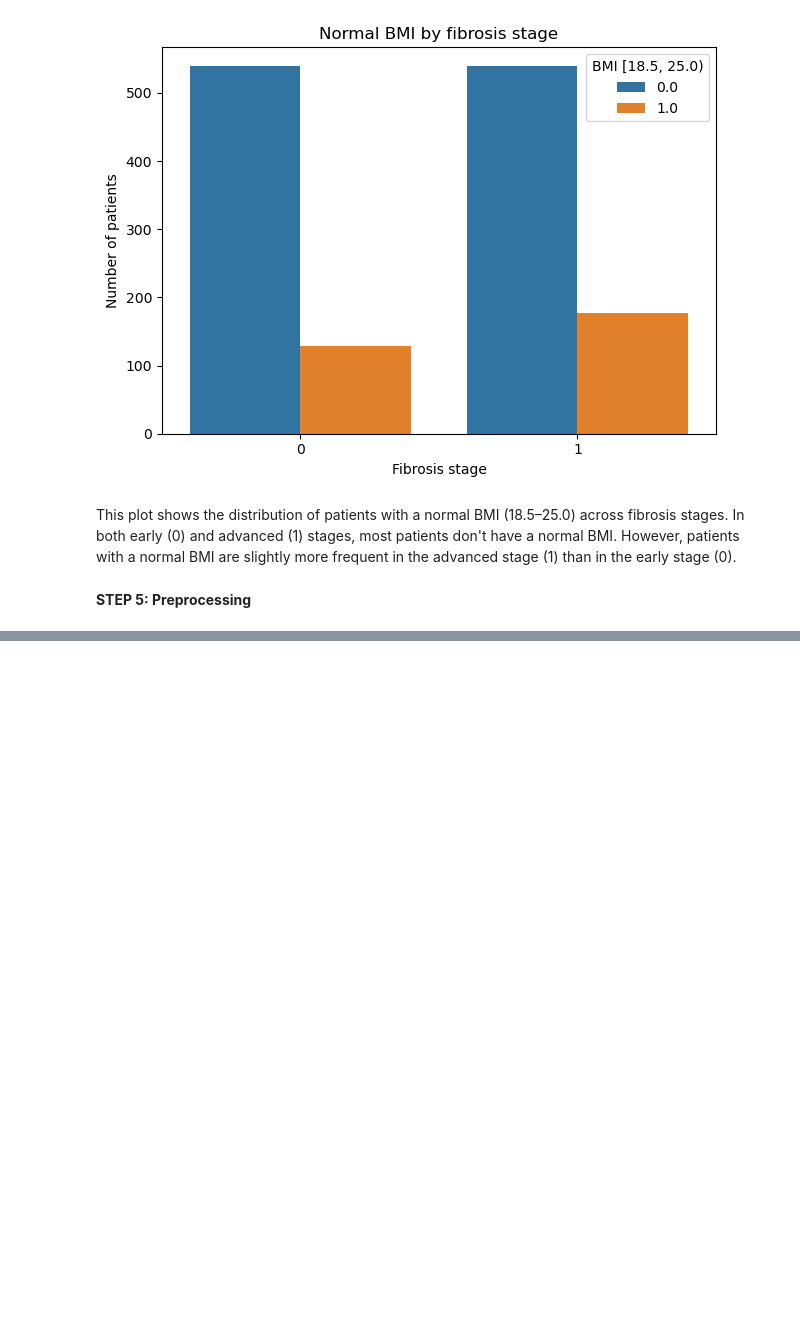
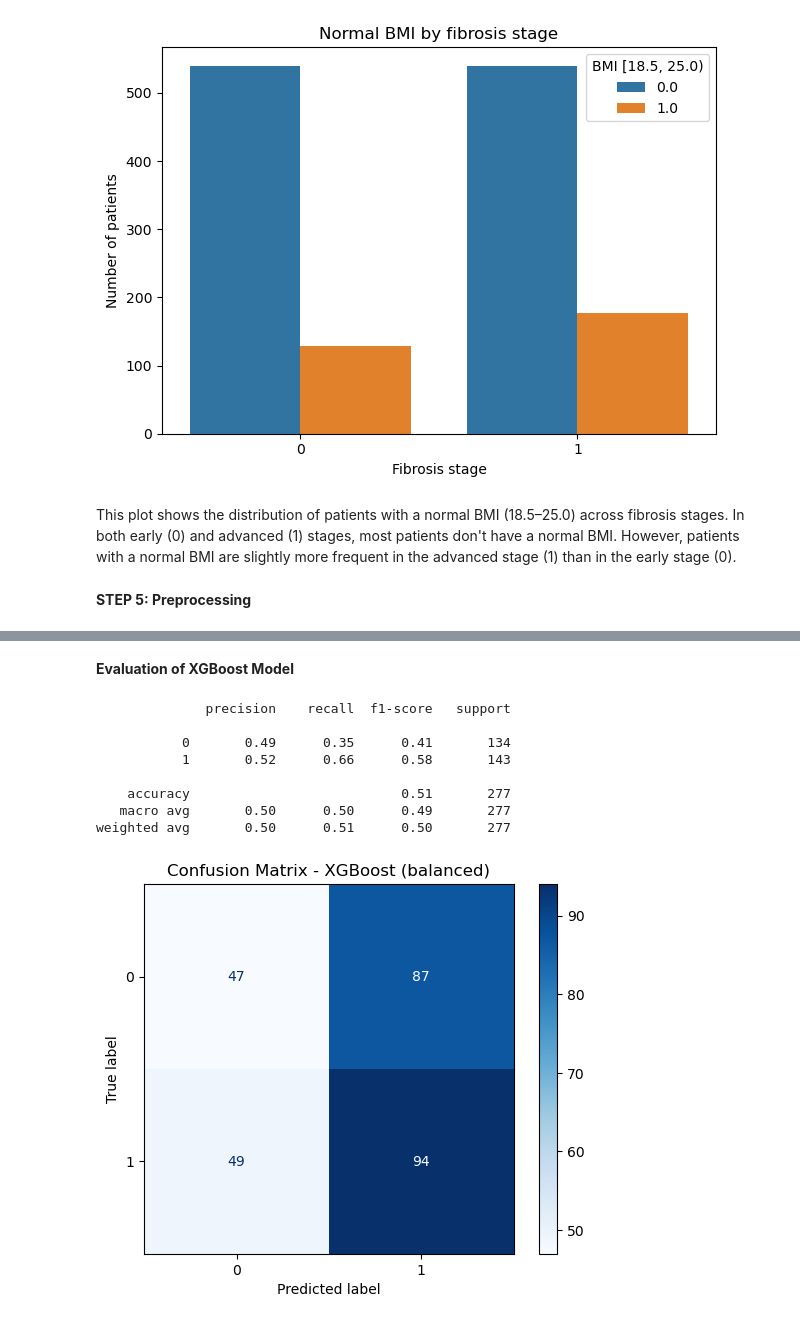
Before and after one commit to KoLiBrie9/MLPROJECT, a Jupyter notebook: second_approach.ipynb, the cells around one changed output, grey strips where cells are left out. Cells and saved outputs as stored; diff of their text form; code cells hidden in the pictures; blank space fills up the shorter version.

```diff
--- a/second_approach.ipynb
+++ b/second_approach.ipynb
@@ -548,0 +944,24 @@ This plot shows the distribution of patients with a normal BMI (18.5–25.0) acr
+# %% [markdown]
+**Evaluation of XGBoost Model**
+# %%
+# Prediction
+y_pred = model.predict(X_test)
+
+print(classification_report(y_test, y_pred))
+
+# confusion matrix
+cm = confusion_matrix(y_test, y_pred)
+disp = ConfusionMatrixDisplay(confusion_matrix=cm)
+disp.plot(cmap="Blues")
+plt.title("Confusion Matrix - XGBoost (balanced)")
+plt.show()
+# %% [output]
+              precision    recall  f1-score   support
+
+           0       0.49      0.35      0.41       134
+           1       0.52      0.66      0.58       143
+
+    accuracy                           0.51       277
+   macro avg       0.50      0.50      0.49       277
+weighted avg       0.50      0.51      0.50       277
+[figure, added]
```
Also changed, not shown: parts of 25 cells of this notebook.
